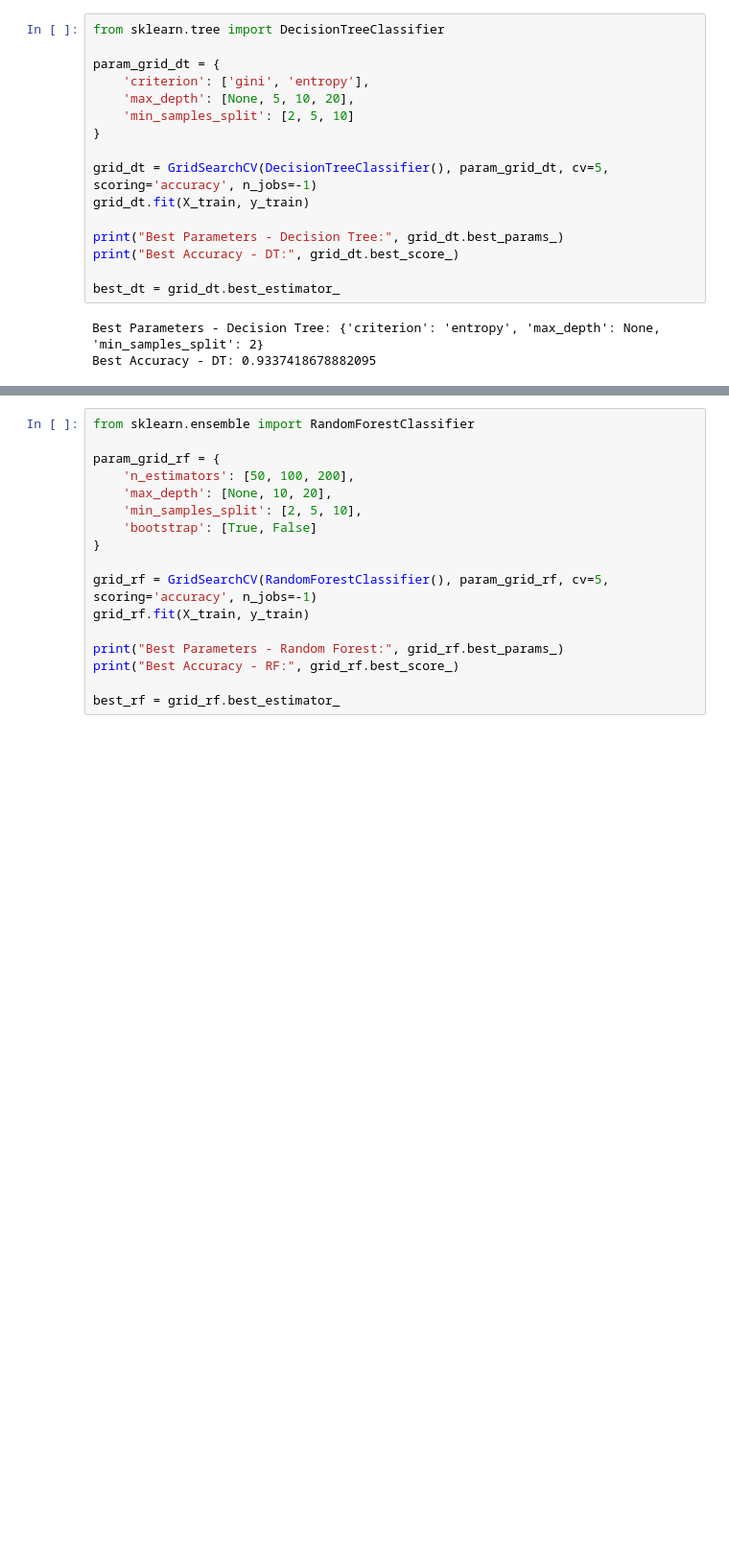
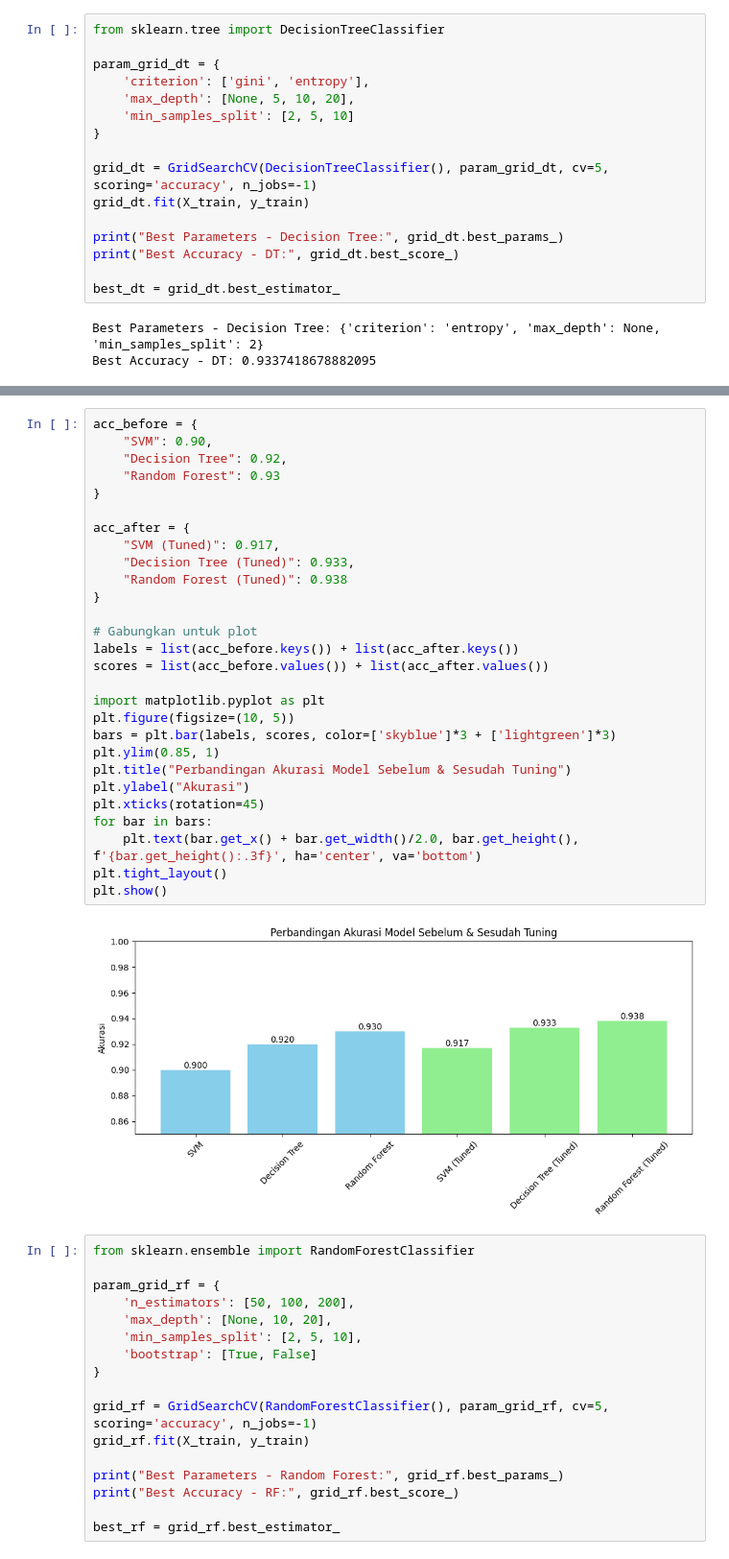
Before and after one commit to RamadhikaS/CapstoneUASBengkod, a Jupyter notebook: BengkodUAS.ipynb, the cells around one changed output, grey strips where cells are left out. Shown at 96% size. Cells and saved outputs as stored; diff of their text form; blank space fills up the shorter version.

```diff
--- a/BengkodUAS.ipynb
+++ b/BengkodUAS.ipynb
@@ -557,3 +811,33 @@ Best Accuracy - DT: 0.9337418678882095
+# %%
+acc_before = {
+    "SVM": 0.90,
+    "Decision Tree": 0.92,
+    "Random Forest": 0.93
+}
+
+acc_after = {
+    "SVM (Tuned)": 0.917,
+    "Decision Tree (Tuned)": 0.933,
+    "Random Forest (Tuned)": 0.938
+}
+
+# Gabungkan untuk plot
+labels = list(acc_before.keys()) + list(acc_after.keys())
+scores = list(acc_before.values()) + list(acc_after.values())
+
+import matplotlib.pyplot as plt
+plt.figure(figsize=(10, 5))
+bars = plt.bar(labels, scores, color=['skyblue']*3 + ['lightgreen']*3)
+plt.ylim(0.85, 1)
+plt.title("Perbandingan Akurasi Model Sebelum & Sesudah Tuning")
+plt.ylabel("Akurasi")
+plt.xticks(rotation=45)
+for bar in bars:
+    plt.text(bar.get_x() + bar.get_width()/2.0, bar.get_height(), f'{bar.get_height():.3f}', ha='center', va='bottom')
+plt.tight_layout()
+plt.show()
+# %% [output]
+[figure, added]
 # %%
 from sklearn.ensemble import RandomForestClassifier
 
```
Also changed, not shown: parts of 5 cells of this notebook.
